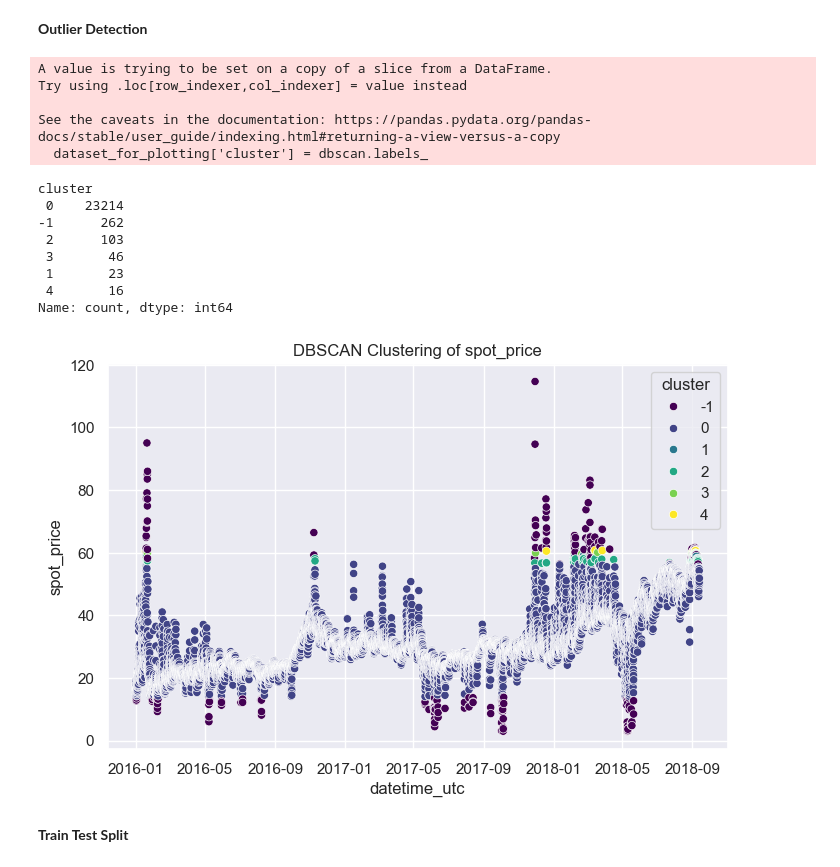
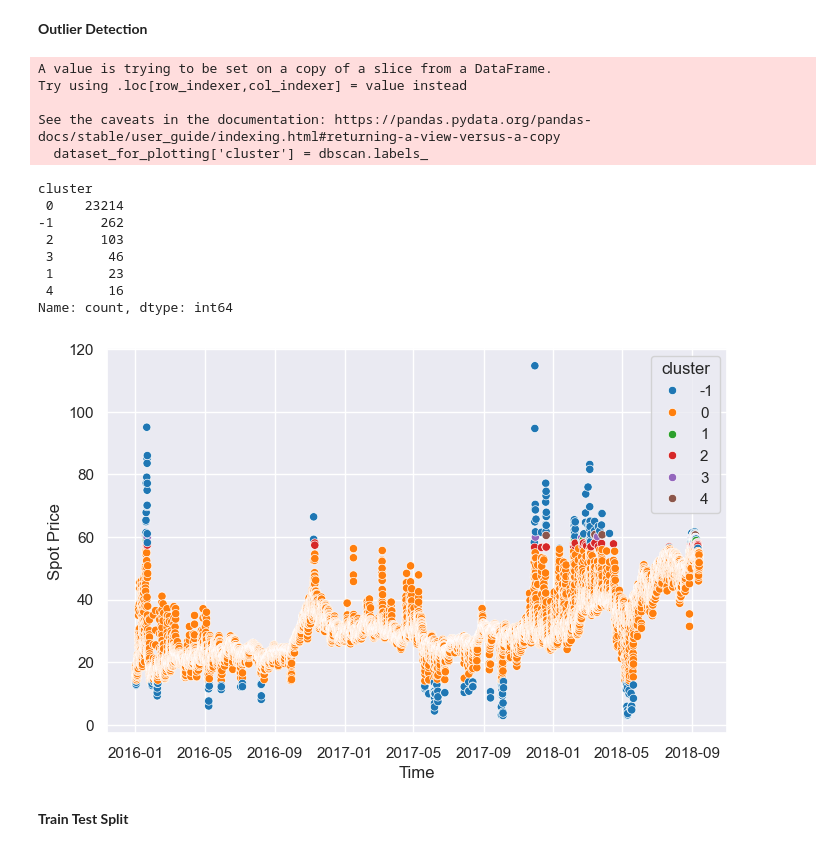
Before and after one commit to Naqibulr/applied-data-science, a Jupyter notebook: price_forecasting.ipynb, the cells around one changed output. Saved outputs shown, nothing was run; the diff lists cells and outputs as text; code cells hidden in the pictures.

```diff
--- a/price_forecasting.ipynb
+++ b/price_forecasting.ipynb
@@ -78,6 +101,8 @@ dataset["spot_price_lag2"] = dataset['spot_price'].shift(2)
 
 dataset.dropna(inplace=True)
 
-dataset = dataset[['datetime_utc', 'year', 'month', 'day', 'hour',  'spot_price', 'spot_price_lag1', 'spot_price_lag2', 'spot_price_diff']]
+dataset = dataset[['datetime_utc', 'year', 'month', 'day', 'hour',"volume_demand","volume_production", 'spot_price', 'spot_price_lag1', 'spot_price_lag2', 'spot_price_diff']]
 dataset_for_plotting = dataset[['datetime_utc', 'spot_price']]
 dataset.drop('datetime_utc', axis=1, inplace=True)
+
+dataset.head()
@@ -93,38 +125,37 @@ dbscan = DBSCAN(eps=0.1, min_samples=10)
 
 dbscan.fit(dataset[['spot_price']])
 dataset_for_plotting['cluster'] = dbscan.labels_
 dataset['cluster'] = dbscan.labels_
 
 print(dataset_for_plotting['cluster'].value_counts())
 
 
 plt.figure(figsize=(8, 5))
-sns.scatterplot(x='datetime_utc', y='spot_price', data=dataset_for_plotting, hue='cluster', palette='viridis')
-plt.title('DBSCAN Clustering of spot_price')
-plt.xlabel('datetime_utc')
-plt.ylabel('spot_price')
+sns.scatterplot(x='datetime_utc', y='spot_price', data=dataset_for_plotting, hue='cluster', palette='tab10', hue_order=[ -1,0,1, 2, 3, 4])
+plt.xlabel('Time')
+plt.ylabel('Spot Price')
 plt.show()
 
 
 dataset = dataset[dataset['cluster'] != -1]
 dataset_for_plotting = dataset_for_plotting[dataset_for_plotting['cluster'] != -1]
 dataset.drop('cluster', axis=1, inplace=True)
 dataset_for_plotting.drop('cluster', axis=1, inplace=True)
 # %% [output]
 A value is trying to be set on a copy of a slice from a DataFrame.
 Try using .loc[row_indexer,col_indexer] = value instead
 
 See the caveats in the documentation: https://pandas.pydata.org/pandas-docs/stable/user_guide/indexing.html#returning-a-view-versus-a-copy
   dataset_for_plotting['cluster'] = dbscan.labels_
 cluster
  0    23214
 -1      262
  2      103
  3       46
  1       23
  4       16
 Name: count, dtype: int64
-[figure, old version]
+[figure, new version]
 # %%
 from sklearn.preprocessing import StandardScaler
 scaler = StandardScaler()
```
Also changed, not shown: parts of 14 cells of this notebook, 5 other files.
